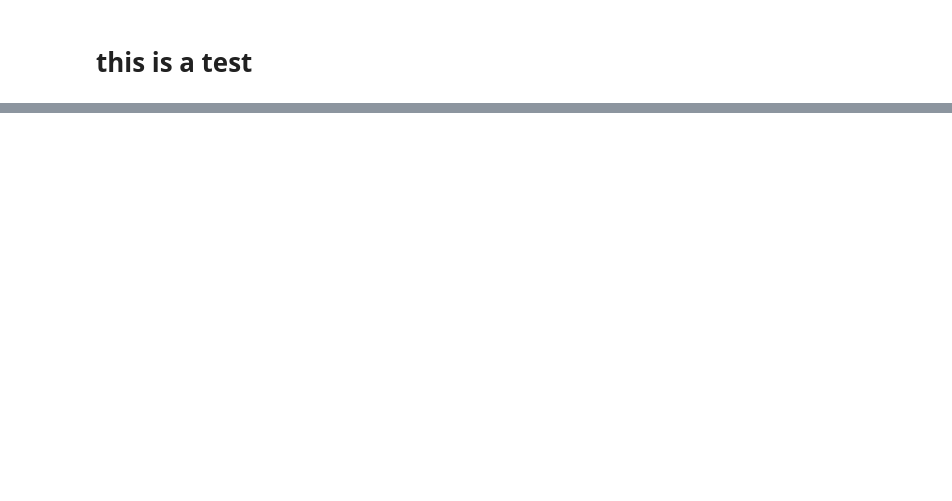
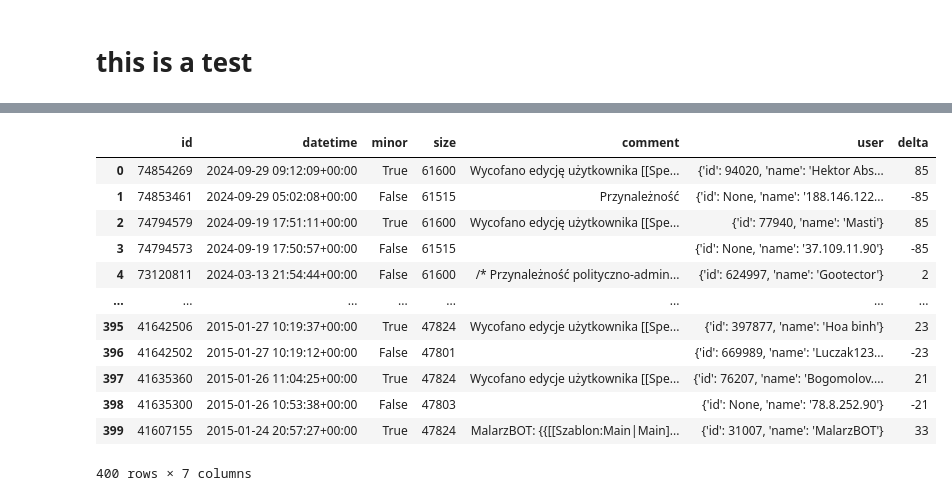
Before and after one commit to JStrebeyko/cogsci-ma-thesis, a Jupyter notebook: notebooks/get_revisions_fulltexts.ipynb, the cells around one changed output, grey strips where cells are left out. Drawn from its saved outputs; the diff is of its cells as text; code cells hidden in the pictures; blank space fills up the shorter version.

```diff
--- a/notebooks/get_revisions_fulltexts.ipynb
+++ b/notebooks/get_revisions_fulltexts.ipynb
@@ -60,0 +125,16 @@ Getting revisions: page 3
+# %%
+krym_df
+# %% [output]
+|  | id | datetime | minor | size | comment | user | delta |
+| 0 | 74854269 | 2024-09-29 09:12:09+00:00 | True | 61600 | Wycofano edycję użytkownika [[Spe... | {'id': 94020, 'name': 'Hektor Abs... | 85 |
+| 1 | 74853461 | 2024-09-29 05:02:08+00:00 | False | 61515 | Przynależność | {'id': None, 'name': '188.146.122... | -85 |
+| 2 | 74794579 | 2024-09-19 17:51:11+00:00 | True | 61600 | Wycofano edycję użytkownika [[Spe... | {'id': 77940, 'name': 'Masti'} | 85 |
+| 3 | 74794573 | 2024-09-19 17:50:57+00:00 | False | 61515 |  | {'id': None, 'name': '37.109.11.90'} | -85 |
+| 4 | 73120811 | 2024-03-13 21:54:44+00:00 | False | 61600 | /* Przynależność polityczno-admin... | {'id': 624997, 'name': 'Gootector'} | 2 |
+| ... | ... | ... | ... | ... | ... | ... | ... |
+| 395 | 41642506 | 2015-01-27 10:19:37+00:00 | True | 47824 | Wycofano edycje użytkownika [[Spe... | {'id': 397877, 'name': 'Hoa binh'} | 23 |
+| 396 | 41642502 | 2015-01-27 10:19:12+00:00 | False | 47801 |  | {'id': 669989, 'name': 'Luczak123... | -23 |
+| 397 | 41635360 | 2015-01-26 11:04:25+00:00 | True | 47824 | Wycofano edycje użytkownika [[Spe... | {'id': 76207, 'name': 'Bogomolov.... | 21 |
+| 398 | 41635300 | 2015-01-26 10:53:38+00:00 | False | 47803 |  | {'id': None, 'name': '78.8.252.90'} | -21 |
+| 399 | 41607155 | 2015-01-24 20:57:27+00:00 | True | 47824 | MalarzBOT: {{[[Szablon:Main|Main]... | {'id': 31007, 'name': 'MalarzBOT'} | 33 |
+400 rows × 7 columns
```
Also changed, not shown: parts of 14 cells of this notebook, 2 other files.
